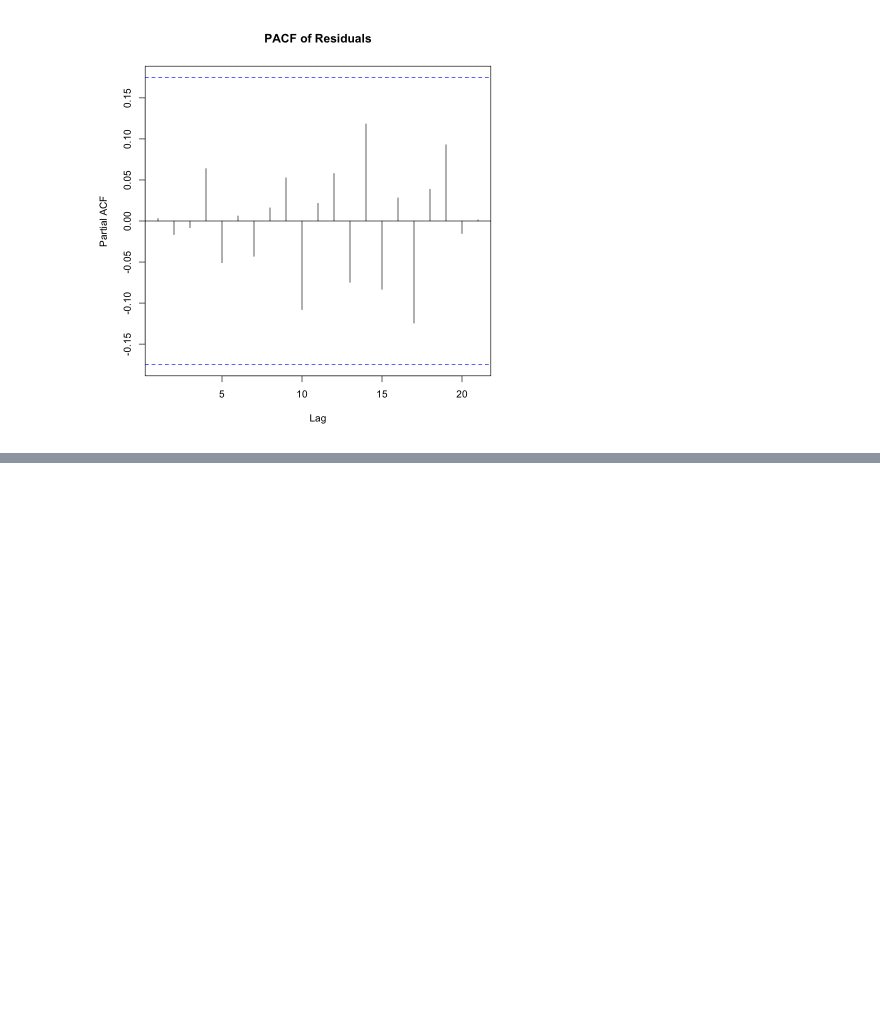
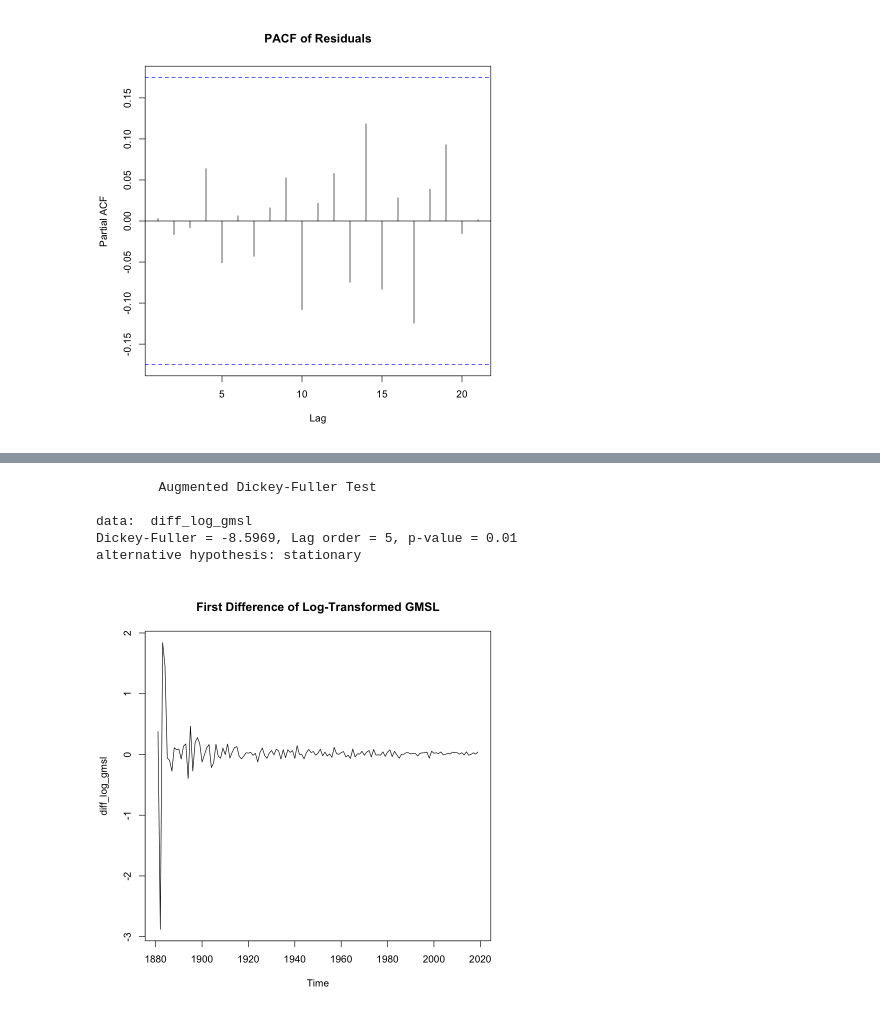
Before and after one commit to mohammed-el-amine-kichah/sea-level-time-series-project, a Jupyter notebook: sea_level.ipynb, the cells around one changed output, grey strips where cells are left out. Cells and saved outputs as stored; diff of their text form; code cells hidden in the pictures; blank space fills up the shorter version.

```diff
--- a/sea_level.ipynb
+++ b/sea_level.ipynb
@@ -287,0 +297,12 @@ X-squared = 2.9969, df = 10, p-value = 0.9815
+# %%
+# Calculate first difference of log-transformed data
+diff_log_gmsl <- diff(log_gmsl)
+
+# Plot the differenced series
+par(bg = "white")
+plot(diff_log_gmsl, main = "First Difference of Log-Transformed GMSL")
+
+# Perform ADF test
+adf_result <- adf.test(diff_log_gmsl)
+print(adf_result)
+# %% [output]
@@ -287,0 +311,6 @@ X-squared = 2.9969, df = 10, p-value = 0.9815
+        Augmented Dickey-Fuller Test
+
+data:  diff_log_gmsl
+Dickey-Fuller = -8.5969, Lag order = 5, p-value = 0.01
+alternative hypothesis: stationary
+[figure, added]
```
Also changed, not shown: parts of 19 cells of this notebook, 1 other file.
